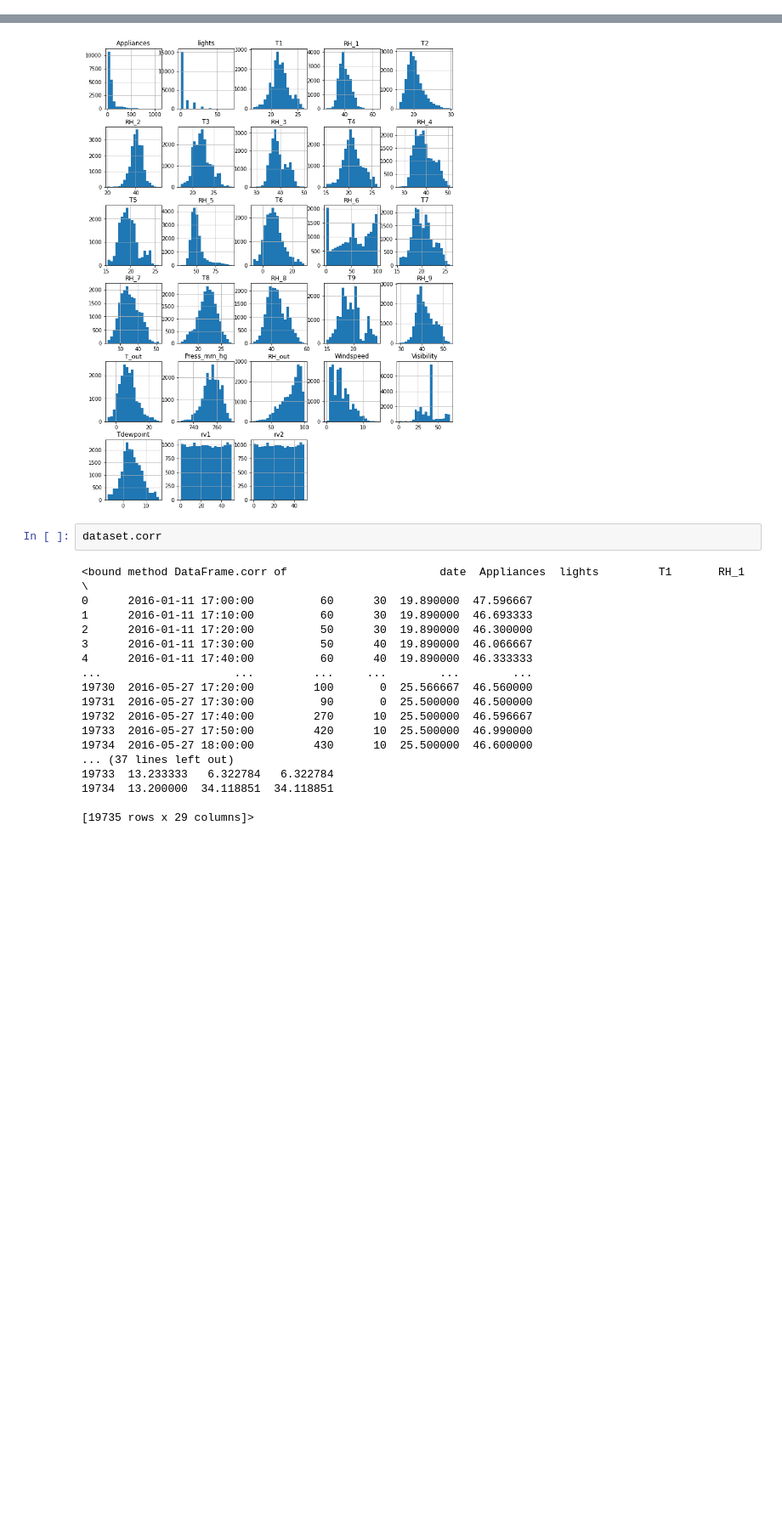
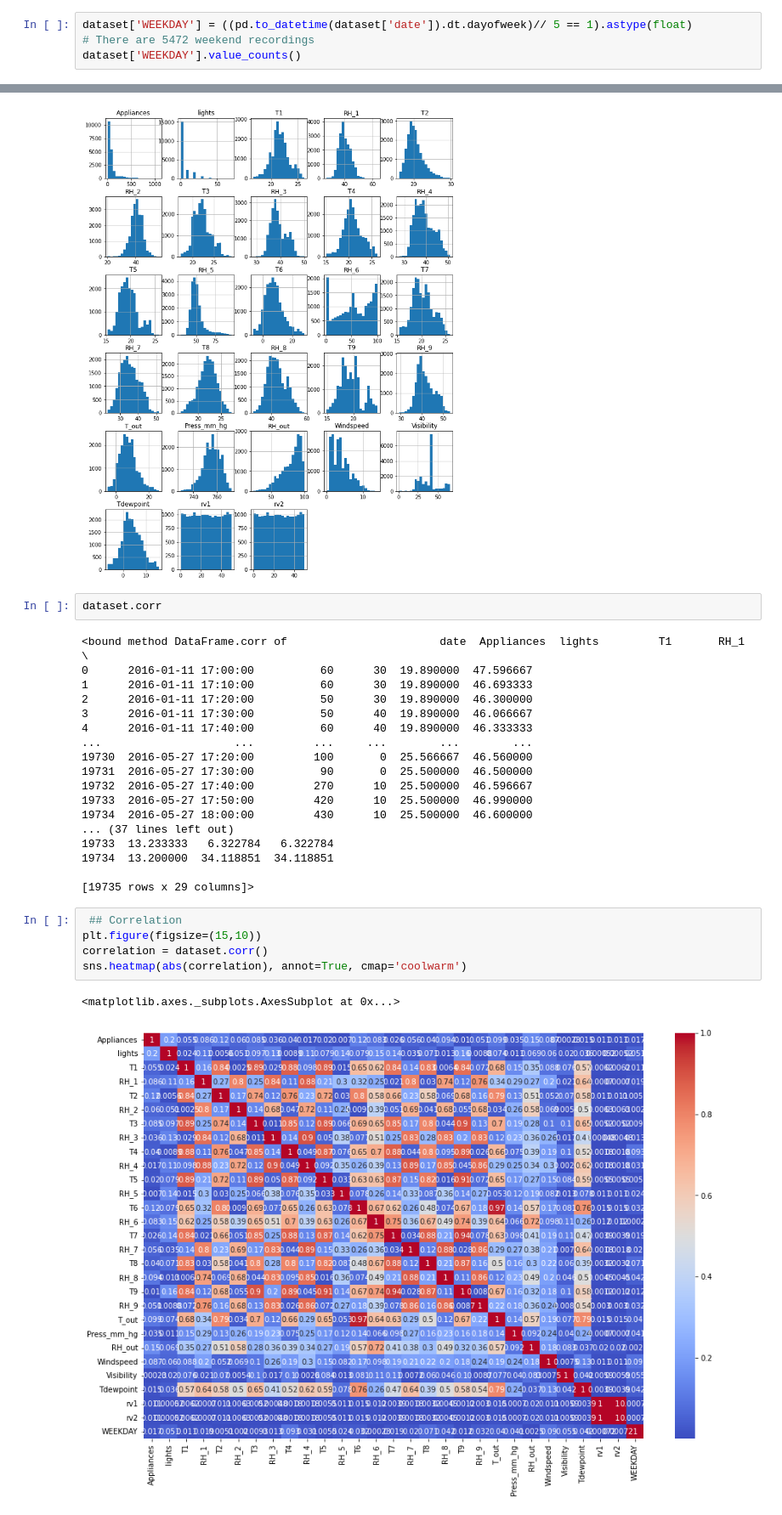
Before and after one commit to sumitgaikwad8877/appliances-energy-prediction.ipynb, a Jupyter notebook: Appliances_Energy_Prediction.ipynb, the cells around one changed output, grey strips where cells are left out. Shown at 85% size. Saved outputs shown, nothing was run; the diff lists cells and outputs as text; blank space fills up the shorter version.

```diff
--- a/Appliances_Energy_Prediction.ipynb
+++ b/Appliances_Energy_Prediction.ipynb
@@ -89,3 +189,7 @@ dataset.info
 len(dataset[dataset.duplicated()])
 # %% [output]
 0
+# %%
+dataset['WEEKDAY'] = ((pd.to_datetime(dataset['date']).dt.dayofweek)// 5 == 1).astype(float)
+# There are 5472 weekend recordings
+dataset['WEEKDAY'].value_counts()
@@ -114,3 +222,11 @@ dataset.corr
 19734  13.200000  34.118851  34.118851
 
 [19735 rows x 29 columns]>
+# %%
+ ## Correlation
+plt.figure(figsize=(15,10))
+correlation = dataset.corr()
+sns.heatmap(abs(correlation), annot=True, cmap='coolwarm')
+# %% [output]
+<matplotlib.axes._subplots.AxesSubplot at 0x...>
+[figure, added]
```
Also changed, not shown: parts of 5 cells of this notebook.
